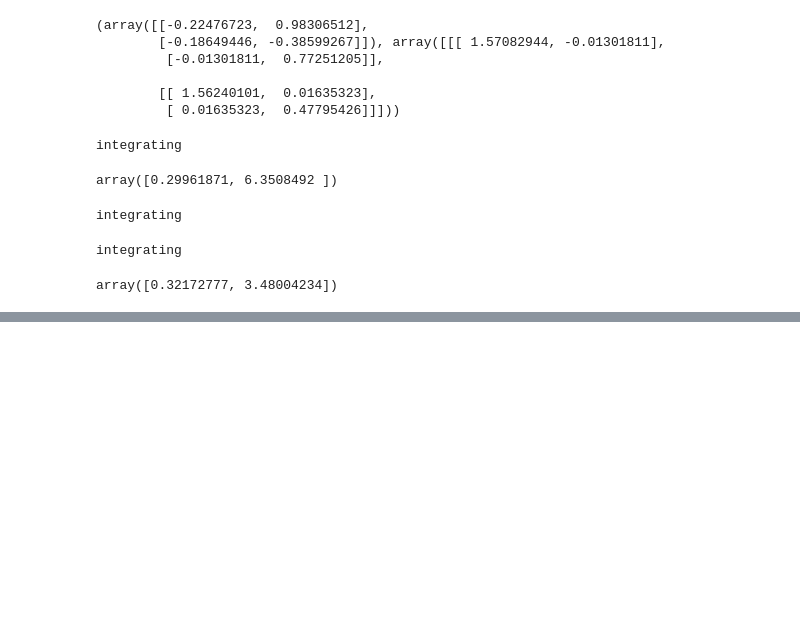
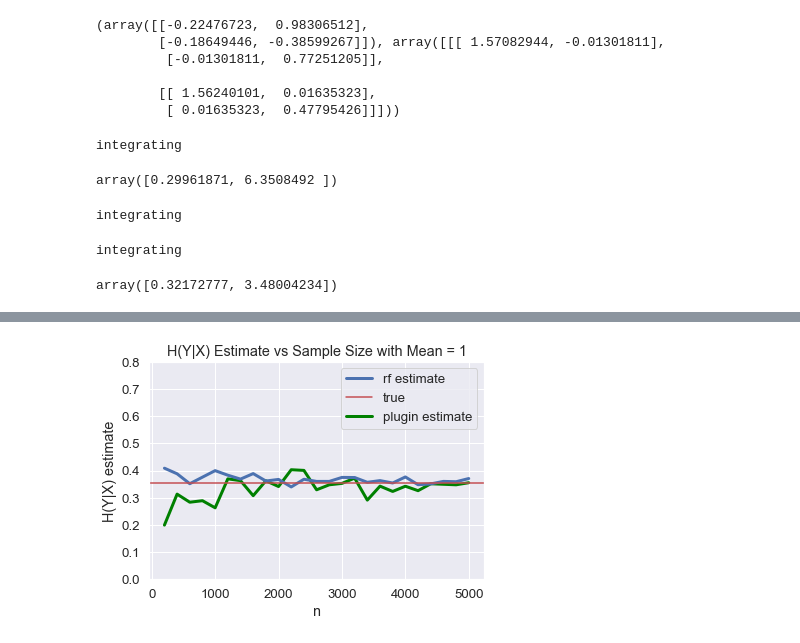
Before and after one commit to rguo123/conditional_entropy_forests, a Jupyter notebook: Plugin Estimator.ipynb, the cells around one changed output, grey strips where cells are left out. Drawn from its saved outputs; the diff is of its cells as text; code cells hidden in the pictures; blank space fills up the shorter version.

```diff
--- a/Plugin Estimator.ipynb
+++ b/Plugin Estimator.ipynb
@@ -365,0 +423,28 @@ array([0.32172777, 3.48004234])
+# %%
+from tqdm import tqdm_notebook
+def get_cond_entropy_vs_n(mean):
+    conditional_entropy = []
+    plugin_estimate = []
+    sample_sizes = [i*200 for i in range(1, 26)]
+    for elem in tqdm_notebook(sample_sizes):
+        X, y = get_sample(elem, mean, 1)
+        conditional_entropy.append(rf_entropy_estimate_bagging(np.array(X).reshape(-1, 1), y, 300, .32, depth = 30))
+        plugin_estimate.append(plugin_estimate_cat_1D(np.array(X).reshape(-1, 1), y).item())
+    return sample_sizes, conditional_entropy, plugin_estimate
+
+#sample_sizes, cond_entropy, plugin_estimate = get_cond_entropy_vs_n(1)
+#plt.scatter(sample_sizes, cond_entropy, marker = "None",)
+#plt.scatter(sample_sizes, plugin_estimate, marker = "None")
+sns.set(font_scale = 1.2)
+line_plugin, = plt.plot(sample_sizes, plugin_estimate, label = "plugin estimate", linewidth = 3, color = "green")
+line_est, = plt.plot(sample_sizes, cond_entropy, label = "rf estimate", linewidth = 3)
+line_true = plt.axhline(y=.356, color='r', linestyle='-', label = "true")
+plt.xlabel("n")
+plt.ylabel("H(Y|X) estimate")
+plt.ylim(ymin = 0)
+plt.ylim(ymax = .8)
+plt.legend(handles=[line_est, line_true, line_plugin])
+plt.title("H(Y|X) Estimate vs Sample Size with Mean = 1")
+plt.show()
+# %% [output]
+[figure, added]
```
Also changed, not shown: parts of 3 cells of this notebook, 6 other files.
